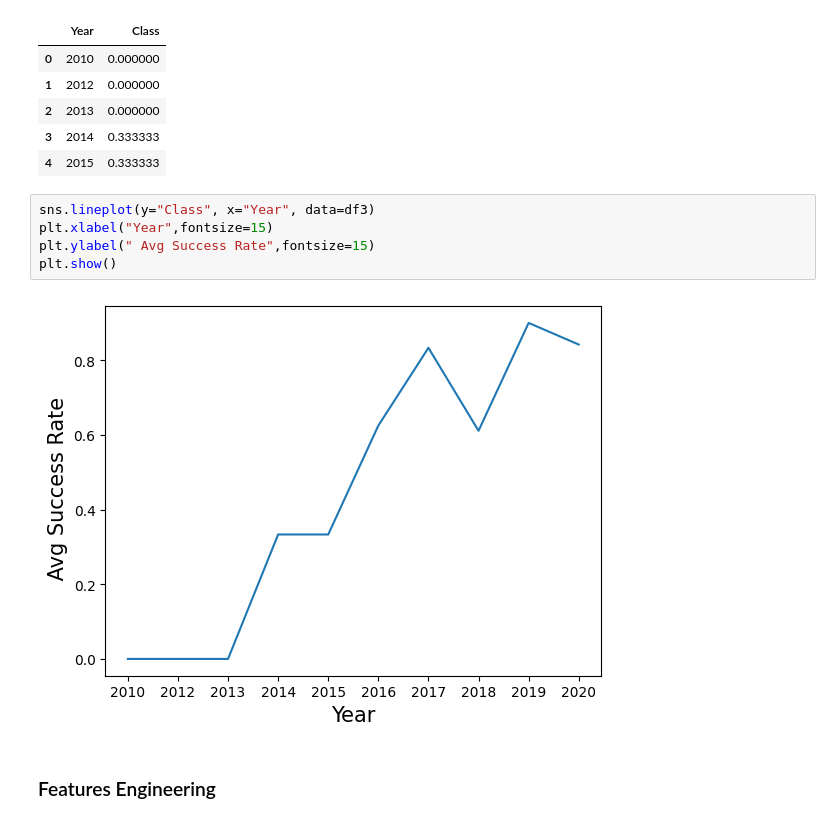
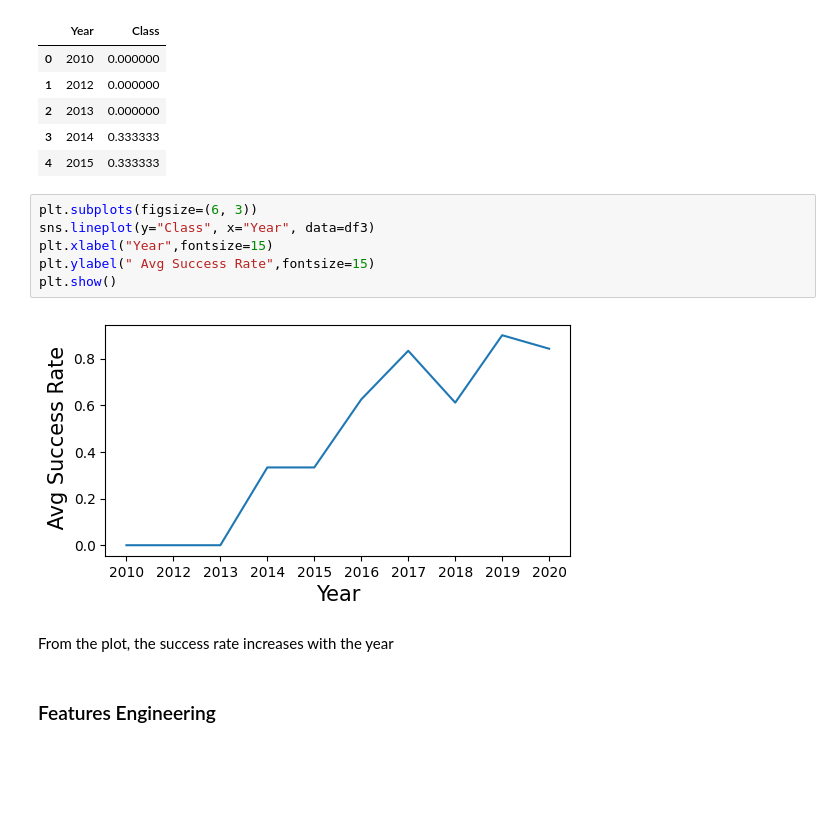
Before and after one commit to jbigishiro/Predict-if-Falcon-9-first-stage-will-land-successfully, a Jupyter notebook: mod2lab2.ipynb, the cells around one changed output. Drawn from its saved outputs; the diff is of its cells as text; blank space fills up the shorter version.

```diff
--- a/mod2lab2.ipynb
+++ b/mod2lab2.ipynb
@@ -127,12 +140,15 @@ df3.head()
 | 3 | 2014 | 0.333333 |
 | 4 | 2015 | 0.333333 |
 # %%
+plt.subplots(figsize=(6, 3))
 sns.lineplot(y="Class", x="Year", data=df3)
 plt.xlabel("Year",fontsize=15)
 plt.ylabel(" Avg Success Rate",fontsize=15)
 plt.show()
 # %% [output]
-[figure, old version]
+[figure, new version]
+# %% [markdown]
+From the plot, the success rate increases with the year
 # %% [markdown]
 ### Features Engineering
 # %%
```
Also changed, not shown: parts of 8 cells of this notebook, 5 other files.
